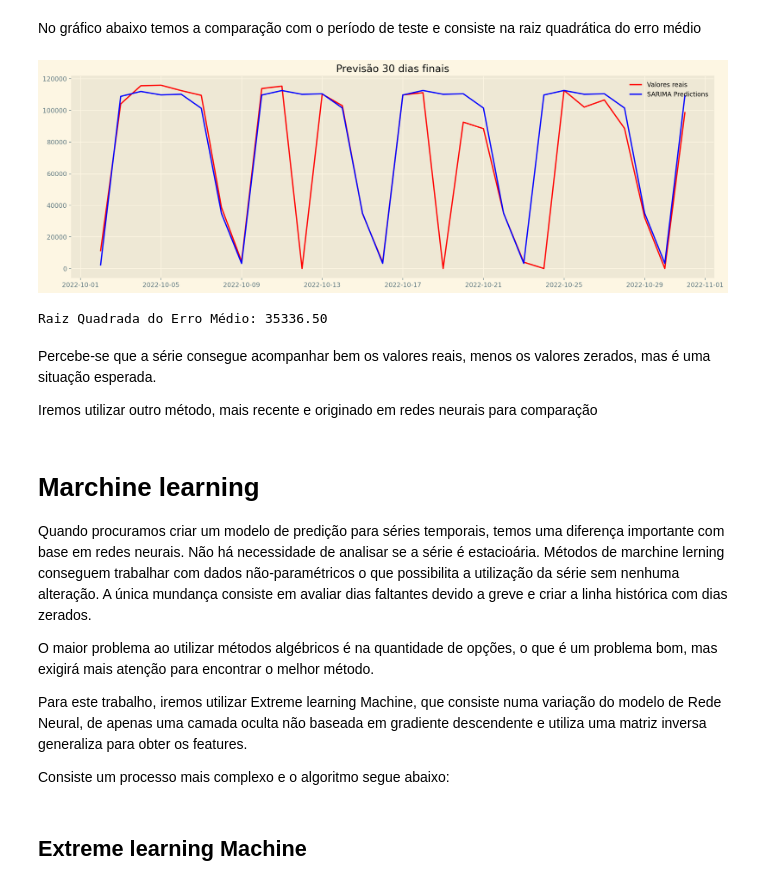
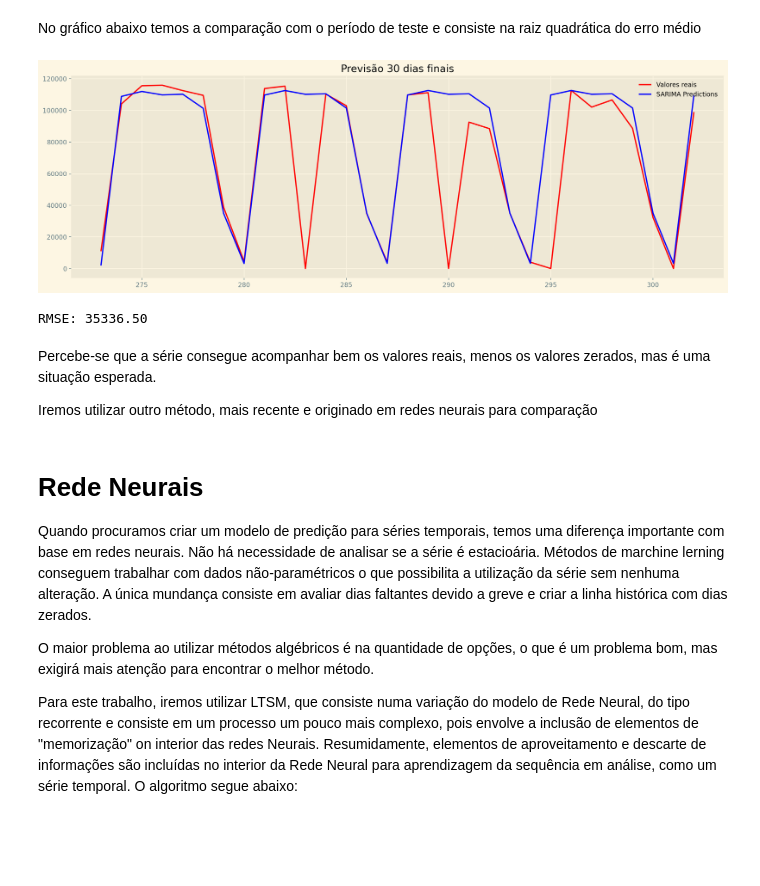
Before and after one commit to filmateus/Tranporte_Publico, a Jupyter notebook: forecasting_public_transportation.ipynb, the cells around one changed output. Cells and saved outputs as stored; diff of their text form; code cells hidden in the pictures; blank space fills up the shorter version.

```diff
--- a/forecasting_public_transportation.ipynb
+++ b/forecasting_public_transportation.ipynb
@@ -260,11 +293,6 @@ Os erros são os movimentos que não são captados nos pela tendência e pela sa
 
 No gráfico abaixo, o comportamento da série e as três partes isoladas.
 # %%
-from statsmodels.tsa.seasonal import seasonal_decompose
-
-# def decompose():
-freq_pas.index = pd.to_datetime(freq_pas['Data Coleta'])
-freq_pas = freq_pas.drop(columns=['Data Coleta', "dia_semana"])
 result = seasonal_decompose(freq_pas['Passageiros'], period = 7,  model='additive')
 fig = result.plot()
 fig.set_size_inches(15,10)
@@ -337,11 +364,12 @@ O gráficos não permitem um diagnóstico claro de qual modelos podemos utilizar
 
 Abaixo, temos o procedimento de divisão da série aplicação da função auto-arima
 # %%
+
 data = freq_pas['Passageiros']
-test_size = int(0.1*len(data))
-train, test = data[:-test_size], data[-test_size:]
-x_train, x_test = np.array(range(train.shape[0])), np.array(range(train.shape[0], data.shape[0]))
-train.shape, x_train.shape, test.shape, x_test.shape
+test_size = int(0.1 * len(data))
+Y_train, y_test = data[:-test_size], data[-test_size:]
+X_train, x_test = np.arange(Y_train.shape[0]), np.arange(Y_train.shape[0], data.shape[0])
+X_train.shape, Y_train.shape, y_test.shape, x_test.shape
 # %% [output]
 ((273,), (273,), (30,), (30,))
 # %%
@@ -354,10 +382,7 @@ plot_ts2()
 # %% [output]
 [figure]
 # %%
-# pip install pmdarima
-import pmdarima as pm
-
-model_auto = pm.auto_arima(train, start_p=1, start_q=1,
+model_auto = pm.auto_arima(Y_train, start_p=1, start_q=1,
                     #   exogenous=df[['seasonal_index']],
                       test='adf',
                       max_p=7, max_q=7,
@@ -414,42 +439,40 @@ Warnings:
 # %% [markdown]
 No gráfico abaixo temos a comparação com o período de teste e consiste na raiz quadrática do erro médio
 # %%
-from statsmodels.tsa.statespace.sarimax import SARIMAX
-from sklearn.metrics import mean_squared_error
-from sklearn.metrics import mean_absolute_percentage_error
-
-model_sarima = SARIMAX(train, model =  model_auto.order, seasonal_order = model_auto.seasonal_order)
+model_sarima = SARIMAX(Y_train, model =  model_auto.order, seasonal_order = model_auto.seasonal_order)
 model_sarima = model_sarima.fit()
 
-y_pred = model_sarima.get_forecast(len(test.index))
-y_pred_df = y_pred.conf_int(alpha = 0.05)
-y_pred_df['Predictions'] = model_sarima.predict(start = y_pred_df.index[0],
-                                                end = y_pred_df.index[-1])
-y_pred_df.index = test.index
-y_pred_out = y_pred_df["Predictions"]
-fig, ax = plt.subplots(constrained_layout=True)
-fig.set_size_inches(15, 5)
-plt.plot(test, color = "red", label = 'Valores reais')
-plt.plot(y_pred_out, color='Blue', label = 'SARIMA Predictions')
-plt.legend(loc='upper right', frameon=False)
-plt.title('Previsão 30 dias finais')
-plt.show()
-testScore1 = mean_squared_error(test, y_pred_out, squared = False)
-print('Raiz Quadrada do Erro Médio: %.2f' % (testScore1))
+
+def pred_sarima():
+    y_pred = model_sarima.get_forecast(len(y_test.index))
+    y_pred_df = y_pred.conf_int(alpha = 0.05)
+    y_pred_df['Predictions'] = model_sarima.predict(start = y_pred_df.index[0],
+                                                    end = y_pred_df.index[-1])
+    y_pred_df.index = y_test.index
+    y_pred_out = y_pred_df["Predictions"]
+    fig, ax = plt.subplots(constrained_layout=True)
+    fig.set_size_inches(15, 5)
+    plt.plot(y_test, color = "red", label = 'Valores reais')
+    plt.plot(y_pred_out, color='Blue', label = 'SARIMA Predictions')
+    plt.legend(loc='upper right', frameon=False)
+    plt.title('Previsão 30 dias finais')
+    plt.show()
+    testScore1 = mean_squared_error(y_test, y_pred_out, squared = False)
+    print('RMSE: %.2f' % (testScore1))
+
+pred_sarima()
 # %% [output]
-[figure, old version]
+[figure, new version]
-Raiz Quadrada do Erro Médio: 35336.50
+RMSE: 35336.50
 # %% [markdown]
 Percebe-se que a série consegue acompanhar bem os valores reais, menos os valores zerados, mas é uma situação esperada.
 
 Iremos utilizar outro método, mais recente e originado em redes neurais  para comparação
 # %% [markdown]
-# Marchine learning
+# Rede Neurais
 
 Quando procuramos  criar um modelo de predição para séries temporais, temos uma diferença importante com  base em redes neurais. Não há necessidade de analisar se a série é estacioária. Métodos de marchine lerning conseguem trabalhar com dados não-paramétricos o que possibilita a utilização da série sem nenhuma alteração. A única mundança consiste em avaliar dias faltantes devido a greve e criar a linha histórica com dias zerados.
 
 O maior problema ao utilizar métodos algébricos é na quantidade de opções, o que é um problema bom, mas exigirá mais atenção para encontrar o melhor método.
 
-Para este trabalho, iremos utilizar Extreme learning Machine, que consiste numa variação do modelo de Rede Neural, de apenas uma camada oculta não baseada em gradiente descendente e utiliza uma matriz inversa generaliza para obter os features.
-
-Consiste um processo mais complexo e o algoritmo segue abaixo:
+Para este trabalho, iremos utilizar LTSM, que consiste numa variação do modelo de Rede Neural, do tipo recorrente e consiste em um processo um pouco mais complexo, pois envolve a inclusão de elementos de "memorização" on interior das redes Neurais. Resumidamente, elementos de aproveitamento e descarte de informações são incluídas no interior da Rede Neural para aprendizagem da sequência em análise, como um série temporal. O algoritmo segue abaixo:
@@ -462,2 +478,0 @@ data = np.array(freq_pas['Passageiros']).reshape(-1,1)
-# %% [markdown]
-## Extreme learning Machine
```
Also changed, not shown: parts of 22 cells of this notebook, 1 other file.
